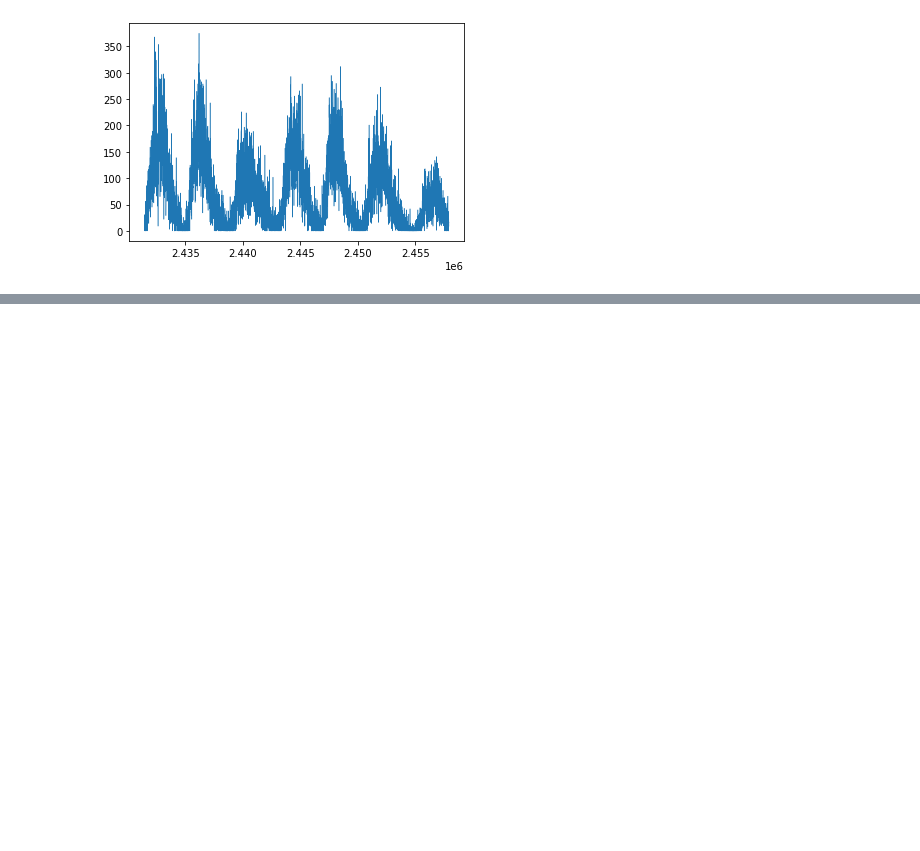
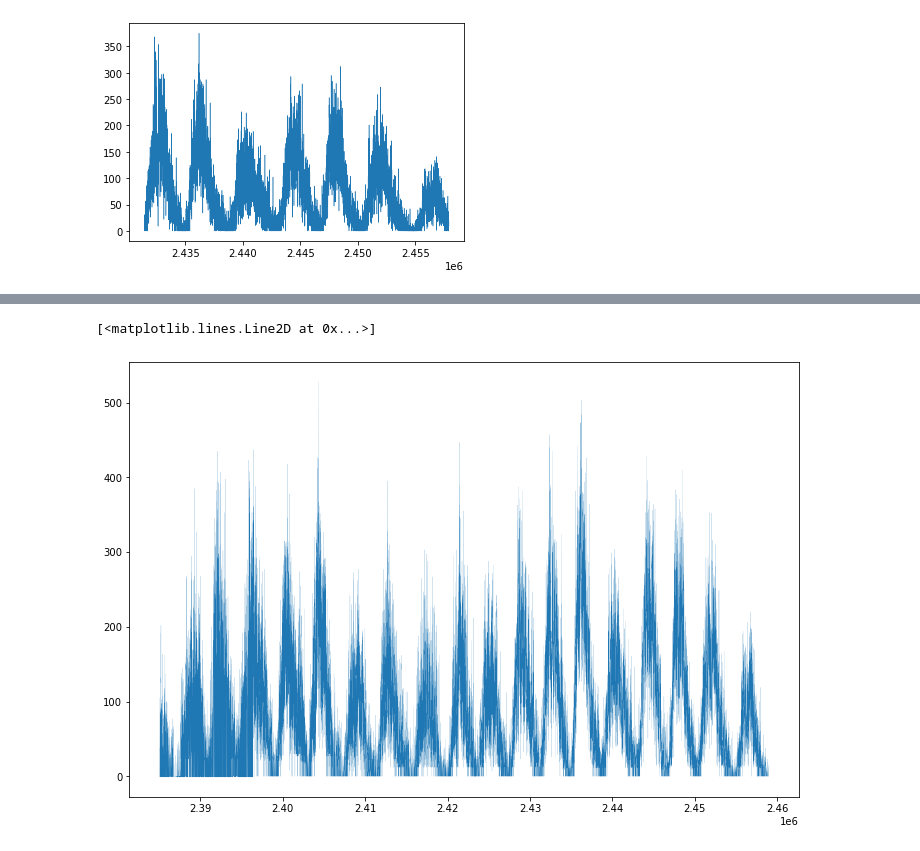
Before and after one commit to christandoi/ast596fds-final, a Jupyter notebook: frank/nb1.ipynb, the cells around one changed output, grey strips where cells are left out. Cells and saved outputs as stored; diff of their text form; code cells hidden in the pictures; blank space fills up the shorter version.

Commit message:
Add SILSO data in JD.

```diff
--- a/frank/nb1.ipynb
+++ b/frank/nb1.ipynb
@@ -52,0 +55,5 @@ np.savetxt('NOAA_daily_inJD.txt',stacked.T, fmt='%1.1f',header='Julian_date SSN'
+# %%
+file = '../sunspot_data/SILSO_daily_1818.csv'
+
+silso_data = pd.read_table(file, sep=';', header=None)
+silso_data
@@ -52,0 +74,11 @@ np.savetxt('NOAA_daily_inJD.txt',stacked.T, fmt='%1.1f',header='Julian_date SSN'
+# %%
+fmt = '%Y.%m.%d'
+
+times = []
+
+for index, row in silso_data.iloc[:].iterrows():
+    s = '%i.%i.%i'%(row[0],row[1],row[2])
+    dt = datetime.datetime.strptime(s, fmt)
+    times.append(dt)
+# %%
+t = Time(times,)
@@ -52,0 +87,7 @@ np.savetxt('NOAA_daily_inJD.txt',stacked.T, fmt='%1.1f',header='Julian_date SSN'
+# %%
+fig, ax = plt.subplots(figsize=(12,8))
+
+plt.plot(t.jd, silso_data[4], lw=0.1)
+# %% [output]
+[<matplotlib.lines.Line2D at 0x...>]
+[figure, added]
```
Also changed, not shown: parts of 5 cells of this notebook, 3 other files.
